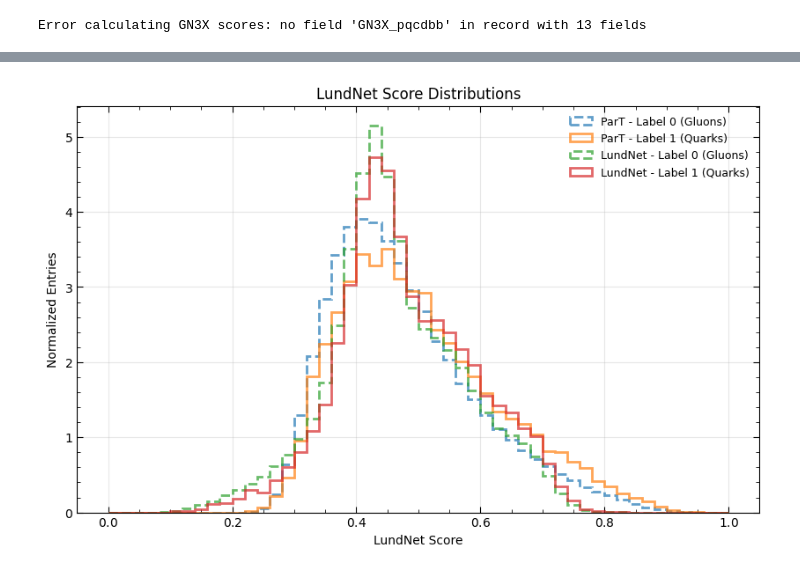
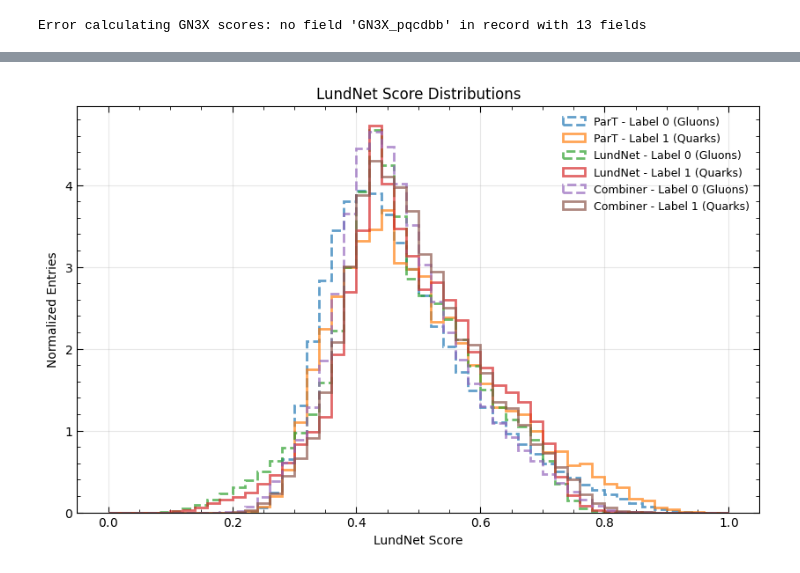
Before and after one commit to KonDoran/lundtoptagger, a Jupyter notebook: plotting_SRJ.ipynb, the cells around one changed output, grey strips where cells are left out. Drawn from its saved outputs; the diff is of its cells as text; code cells hidden in the pictures.

```diff
--- a/plotting_SRJ.ipynb
+++ b/plotting_SRJ.ipynb
@@ -465,7 +485,8 @@ selected_models = [
                    #"LundNet batch4500rate0.001",
                    "ParT",
                    #"LundNet batch4500rate0.0004",
-                   "LundNet"
+                   "LundNet",
+                   "Combiner",
                    #"QLundNet"
                    ]
 for i, model in enumerate(selected_models):
@@ -671,3 +664,41 @@ for mass_cut in mass_cuts:
+# %%
+for mass_cut in mass_cuts:
+    m_min, m_max = mass_cut
+    cuts = (mass > m_min) & (mass < m_max) & (pt > pt_min) & (pt < pt_max) & (np.abs(eta) < eta_max) & (np.abs(eta) > eta_min)
+    y_truth_cuts = ak.to_numpy(data["labels"][cuts])
+    weights_cuts = ak.to_numpy(weights[cuts])
+
+    # Common efficiency grid for smooth, comparable curves
+    eps_grid = np.linspace(0.2, 1.0, 200)  # Reduced from 500 for speed
+
+    for trained_model in models:
+        y_pred = models[trained_model]["scores"] if cuts is None else models[trained_model]["scores"][cuts]
+        y_pred = ak.to_numpy(y_pred)
+
+        # Fast ROC with default pruning (drop_intermediate=True)
+        fpr, tpr, _ = roc_curve(y_truth_cuts, y_pred, sample_weight=weights_cuts)
+        roc_auc = auc(fpr, tpr)
+
+        # Ensure all models oriented so higher score = signal-like
+        if roc_auc < 0.5:
+            y_pred = -y_pred
+            fpr, tpr, _ = roc_curve(y_truth_cuts, y_pred, sample_weight=weights_cuts)
+            roc_auc = auc(fpr, tpr)
+            print(f"Flipped {trained_model}: AUC = {roc_auc:.4f}")
+
+        # Build rejection avoiding inf from fpr=0
+        rej = np.where(fpr > 0, 1.0 / fpr, np.nan)
+
+        # Interpolate to common grid for smooth curves
+        rej_grid = np.interp(eps_grid, tpr, rej, left=np.nan, right=np.nan)
+        valid = np.isfinite(rej_grid)
+
+        models[trained_model][f"fpr_{m_min}-{m_max}"] = fpr
+        models[trained_model][f"tpr_{m_min}-{m_max}"] = tpr
+        models[trained_model][f"rej_{m_min}-{m_max}"] = rej
+        models[trained_model][f"tpr_plot_{m_min}-{m_max}"] = eps_grid[valid]
+        models[trained_model][f"rej_plot_{m_min}-{m_max}"] = rej_grid[valid]
+        models[trained_model][f"auc_{m_min}-{m_max}"] = roc_auc
 # %%
 # Extract labels
 labels = data["labels"]
@@ -675,7 +706,8 @@ labels = data["labels"]
 # Select which models to plot
 selected_models = [
                     "ParT",
-                   "LundNet"
+                   "LundNet",
+                     "Combiner",
                    #,"LundNet 5% eta 3.2-4.5"
                    ]
 # selected_models = list(models.keys())  # Uncomment to plot all models
@@ -695,34 +727,34 @@ plt.figure(figsize=(10, 6), dpi=100)
 for model_name in selected_models:
     if model_name not in models:
         print(f"Warning: {model_name} not found in models dictionary")
         continue
 
     scores = models[model_name]["scores"]
 
     # Plot label 0 (background/gluons)
     plt.hist(scores[labels == 0],
              weights=weights[labels == 0],
              label=f"{model_name} - Label 0 (Gluons)",
              linestyle='--',
              alpha=0.7,
              **hist_params)
 
     # Plot label 1 (signal/quarks)
     plt.hist(scores[labels == 1],
              weights=weights[labels == 1],
              label=f"{model_name} - Label 1 (Quarks)",
              linestyle='-',
              alpha=0.7,
              **hist_params)
 
 plt.xlabel("LundNet Score")
 plt.ylabel("Normalized Entries")
 plt.title("LundNet Score Distributions")
 plt.legend(frameon=False, fontsize=9)
 plt.grid(True, alpha=0.3)
 plt.show()
 # %% [output]
-[figure, old version]
+[figure, new version]
 # %%
 from matplotlib.ticker import MultipleLocator
 
```
Also changed, not shown: parts of 22 cells of this notebook.
